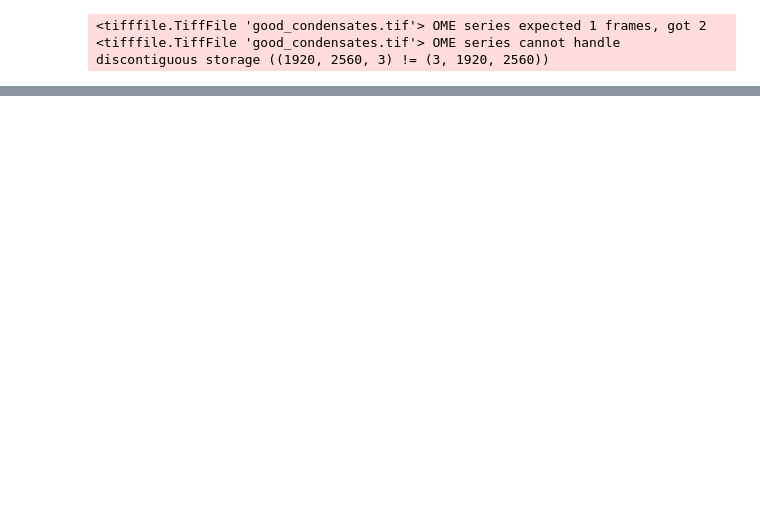
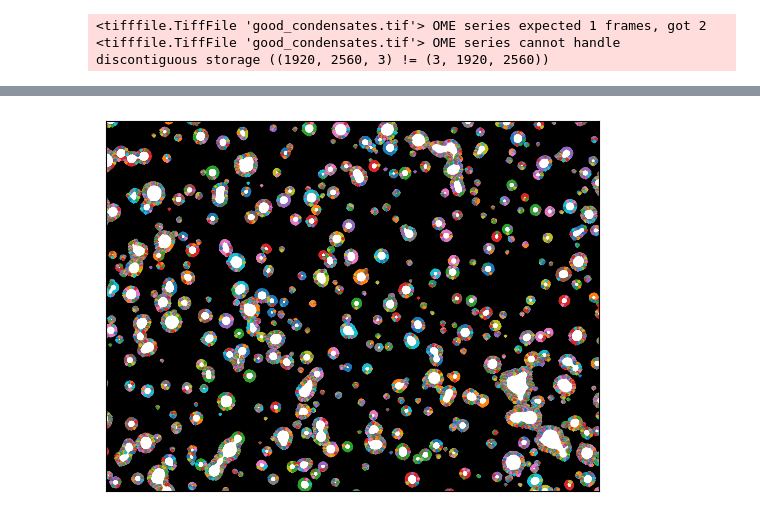
Before and after one commit to dlejeune/llps_analysis, a Jupyter notebook: sandbox.ipynb, the cells around one changed output, grey strips where cells are left out. Drawn from its saved outputs; the diff is of its cells as text; code cells hidden in the pictures; blank space fills up the shorter version.

```diff
--- a/sandbox.ipynb
+++ b/sandbox.ipynb
@@ -5,5 +7,5 @@ import numpy as np
 # %%
-raw_image = ski.io.imread("data/good_condensates.tif")[0]
+image = load_img("data/good_condensates.tif")
 # %% [output]
 <tifffile.TiffFile 'good_condensates.tif'> OME series expected 1 frames, got 2
 <tifffile.TiffFile 'good_condensates.tif'> OME series cannot handle discontiguous storage ((1920, 2560, 3) != (3, 1920, 2560))
@@ -72,0 +12,3 @@ plt.tight_layout()
+# %%
+thresh = m.threshold_via_otsu(image)
+m.display(thresh)
@@ -72,0 +17,13 @@ plt.tight_layout()
+# %%
+contours = ski.measure.find_contours(thresh, 0.8)
+# %%
+fig, ax = plt.subplots()
+ax.imshow(thresh, cmap=plt.cm.gray)
+
+for contour in contours:
+    ax.plot(contour[:, 1], contour[:, 0], linewidth=2)
+
+ax.axis('image')
+plt.show()
+# %% [output]
+[figure, added]
```
Also changed, not shown: parts of 10 cells of this notebook, 3 other files.
